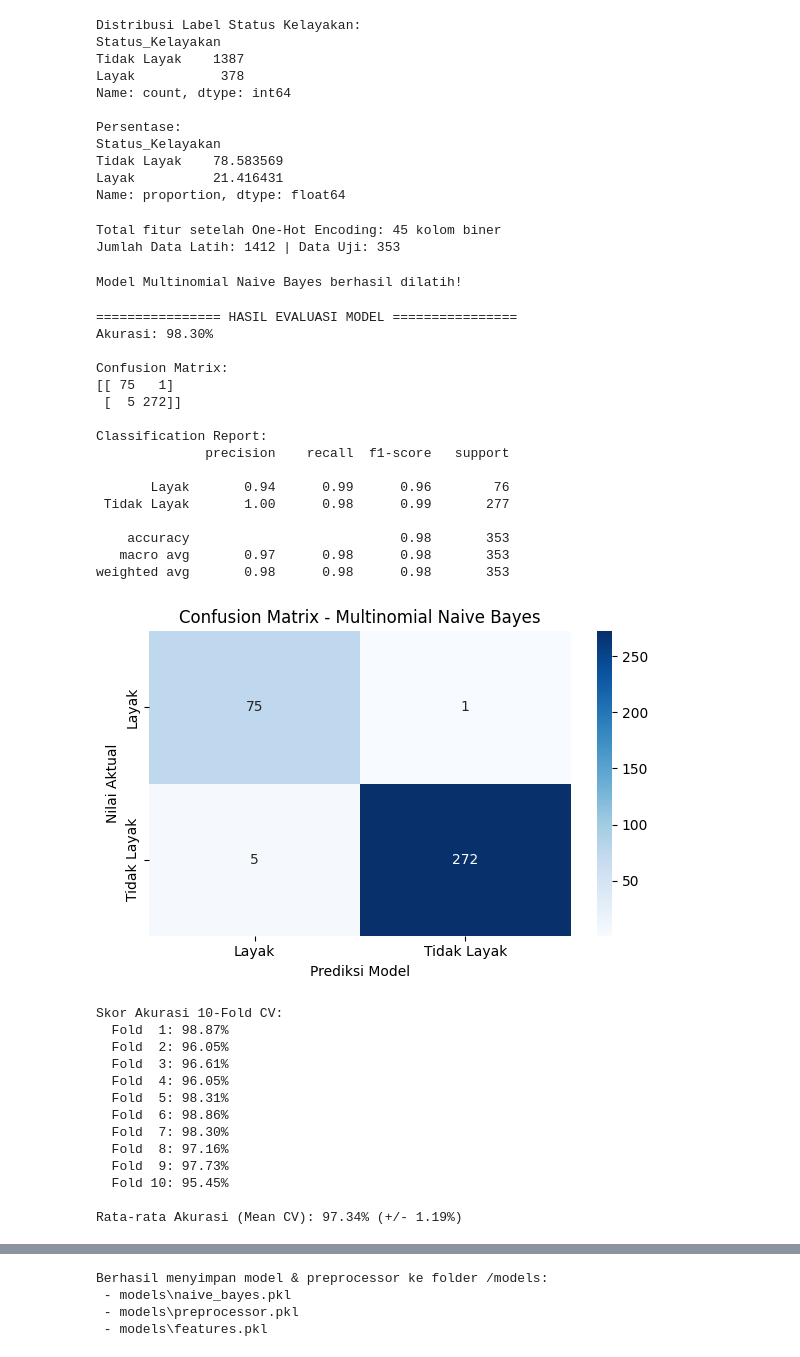
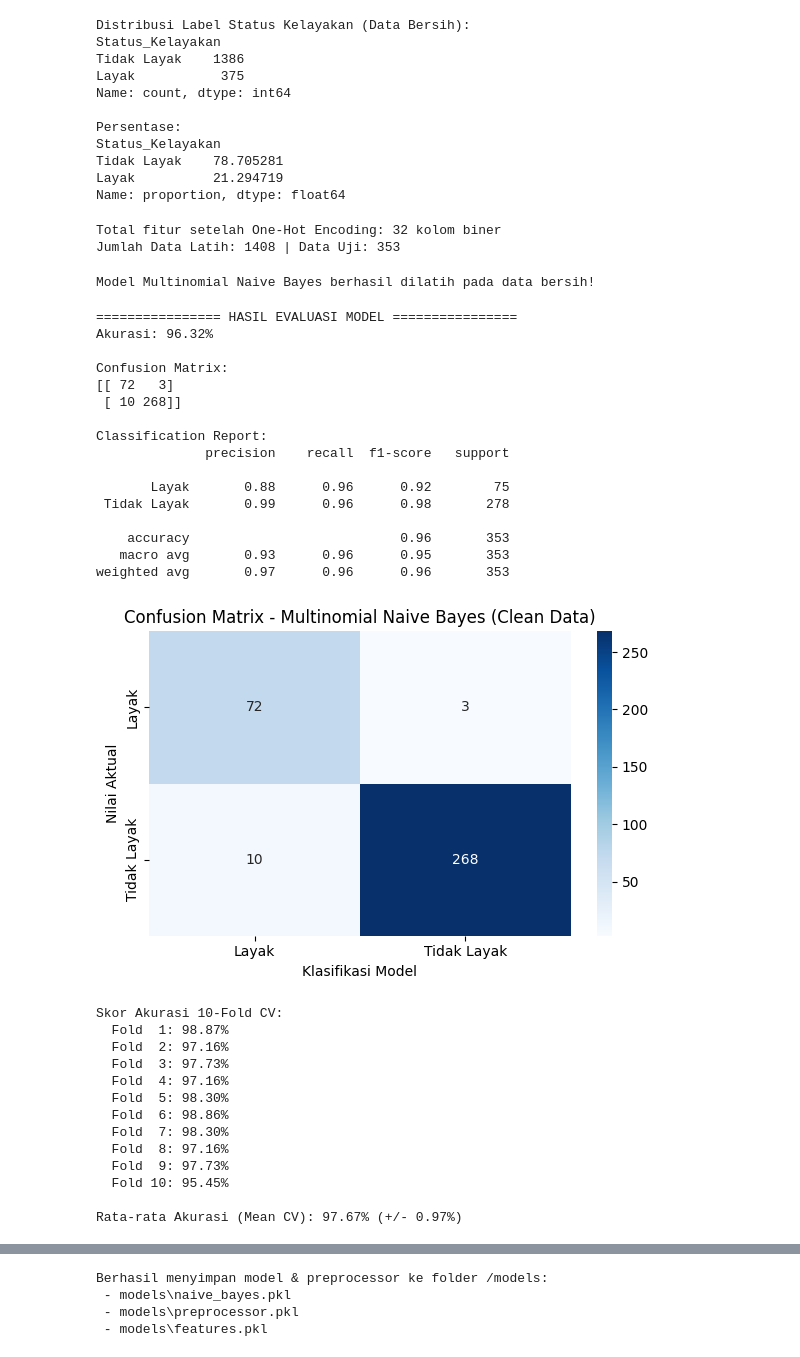
Before and after one commit to rizkychandra22/Klasifikasi-Pernikahan, a Jupyter notebook: model_klasifikasi.ipynb, the cells around one changed output, grey strips where cells are left out. Saved outputs shown, nothing was run; the diff lists cells and outputs as text; code cells hidden in the pictures.

Commit message:
refactor(ml): update model pipeline and data (understanding & cleaning) process

```diff
--- a/model_klasifikasi.ipynb
+++ b/model_klasifikasi.ipynb
@@ -27,9 +143,7 @@ Data berhasil dimuat: 1765 baris, 9 kolom
 # %%
-# 2. Preprocessing, Feature Engineering & Ground Truth Labeling
-# Koreksi anomali usia 0
-df.loc[df['Usia Istri'] == 0, 'Usia Istri'] = 20
-df['Pendidikan Suami'] = df['Pendidikan Suami'].fillna('TIDAK DIKETAHUI')
-df['Pendidikan Istri'] = df['Pendidikan Istri'].fillna('TIDAK DIKETAHUI')
+# 4. Preprocessing, Feature Engineering & Ground Truth Labeling
+# Menggunakan dataset bersih
+df = pd.read_csv('dataset/clean_data.csv' if os.path.exists('dataset/clean_data.csv') else '../dataset/clean_data.csv')
 
 # A. Pengelompokan Kemapanan Ekonomi Suami (Pencari Nafkah Utama)
 def kategori_pekerjaan_suami(p):
@@ -84,23 +198,23 @@ suami_buruh_istri_bekerja = (df['Kategori_Pekerjaan_Suami'] == 'Tidak Tetap/Buru
 syarat_ekonomi_layak = suami_mapan | suami_buruh_istri_bekerja
 df['Status_Kelayakan'] = np.where(syarat_usia_sah & syarat_ekonomi_layak, 'Layak', 'Tidak Layak')
 
-print('Distribusi Label Status Kelayakan:')
+print('Distribusi Label Status Kelayakan (Data Bersih):')
 print(df['Status_Kelayakan'].value_counts())
 print(f"\nPersentase:\n{df['Status_Kelayakan'].value_counts(normalize=True) * 100}")
 # %% [output]
-Distribusi Label Status Kelayakan:
+Distribusi Label Status Kelayakan (Data Bersih):
 Status_Kelayakan
-Tidak Layak    1387
-Layak           378
+Tidak Layak    1386
+Layak           375
 Name: count, dtype: int64
 
 Persentase:
 Status_Kelayakan
-Tidak Layak    78.583569
-Layak          21.416431
+Tidak Layak    78.705281
+Layak          21.294719
 Name: proportion, dtype: float64
 # %%
-# 3. One-Hot Encoding Fitur & Split Data Latih/Uji
+# 5. One-Hot Encoding Fitur & Split Data Latih/Uji
 feature_cols = ['Kategori_Usia_Suami', 'Kategori_Usia_Istri', 'Kategori_Pekerjaan_Suami', 'Kategori_Pekerjaan_Istri', 'Pendidikan Suami', 'Pendidikan Istri']
 
 encoder = OneHotEncoder(sparse_output=False, handle_unknown='ignore')
@@ -114,17 +228,17 @@ X_train, X_test, y_train, y_test = train_test_split(
 print(f'Total fitur setelah One-Hot Encoding: {X.shape[1]} kolom biner')
 print(f'Jumlah Data Latih: {X_train.shape[0]} | Data Uji: {X_test.shape[0]}')
 # %% [output]
-Total fitur setelah One-Hot Encoding: 45 kolom biner
-Jumlah Data Latih: 1412 | Data Uji: 353
+Total fitur setelah One-Hot Encoding: 32 kolom biner
+Jumlah Data Latih: 1408 | Data Uji: 353
 # %%
-# 4. Training Model Multinomial Naive Bayes
+# 6. Training Model Multinomial Naive Bayes
 nb_model = MultinomialNB(alpha=1.0) # alpha=1.0 adalah Laplace Smoothing
 nb_model.fit(X_train, y_train)
-print('Model Multinomial Naive Bayes berhasil dilatih!')
+print('Model Multinomial Naive Bayes berhasil dilatih pada data bersih!')
 # %% [output]
-Model Multinomial Naive Bayes berhasil dilatih!
+Model Multinomial Naive Bayes berhasil dilatih pada data bersih!
 # %%
-# 5. Evaluasi Model
+# 7. Evaluasi Model
 y_pred = nb_model.predict(X_test)
 
 acc = accuracy_score(y_test, y_pred)
@@ -138,36 +252,36 @@ print('\nClassification Report:')
 print(classification_report(y_test, y_pred))
 # %% [output]
 ================ HASIL EVALUASI MODEL ================
-Akurasi: 98.30%
+Akurasi: 96.32%
 
 Confusion Matrix:
-[[ 75   1]
- [  5 272]]
+[[ 72   3]
+ [ 10 268]]
 
 Classification Report:
               precision    recall  f1-score   support
 
-       Layak       0.94      0.99      0.96        76
- Tidak Layak       1.00      0.98      0.99       277
+       Layak       0.88      0.96      0.92        75
+ Tidak Layak       0.99      0.96      0.98       278
 
-    accuracy                           0.98       353
-   macro avg       0.97      0.98      0.98       353
-weighted avg       0.98      0.98      0.98       353
+    accuracy                           0.96       353
+   macro avg       0.93      0.96      0.95       353
+weighted avg       0.97      0.96      0.96       353
 # %%
-# 6. Visualisasi Confusion Matrix
+# 8. Visualisasi Confusion Matrix
 plt.figure(figsize=(6, 4))
 sns.heatmap(cm, annot=True, fmt='d', cmap='Blues',
             xticklabels=['Layak', 'Tidak Layak'],
             yticklabels=['Layak', 'Tidak Layak'])
-plt.title('Confusion Matrix - Multinomial Naive Bayes')
-plt.xlabel('Prediksi Model')
+plt.title('Confusion Matrix - Multinomial Naive Bayes (Clean Data)')
+plt.xlabel('Klasifikasi Model')
 plt.ylabel('Nilai Aktual')
 plt.tight_layout()
 plt.show()
 # %% [output]
-[figure, old version]
+[figure, new version]
 # %%
-# 7. 10-Fold Cross Validation
+# 9. 10-Fold Cross Validation
 cv_scores = cross_val_score(nb_model, X, y, cv=10, scoring='accuracy')
 
 print('Skor Akurasi 10-Fold CV:')
@@ -178,15 +292,15 @@ print(f'\nRata-rata Akurasi (Mean CV): {cv_scores.mean() * 100:.2f}% (+/- {cv_sc
 # %% [output]
 Skor Akurasi 10-Fold CV:
   Fold  1: 98.87%
-  Fold  2: 96.05%
-  Fold  3: 96.61%
-  Fold  4: 96.05%
-  Fold  5: 98.31%
+  Fold  2: 97.16%
+  Fold  3: 97.73%
+  Fold  4: 97.16%
+  Fold  5: 98.30%
   Fold  6: 98.86%
   Fold  7: 98.30%
   Fold  8: 97.16%
   Fold  9: 97.73%
   Fold 10: 95.45%
 
-Rata-rata Akurasi (Mean CV): 97.34% (+/- 1.19%)
+Rata-rata Akurasi (Mean CV): 97.67% (+/- 0.97%)
 # %%
```
Also changed, not shown: parts of 6 cells of this notebook, 1 other file.
